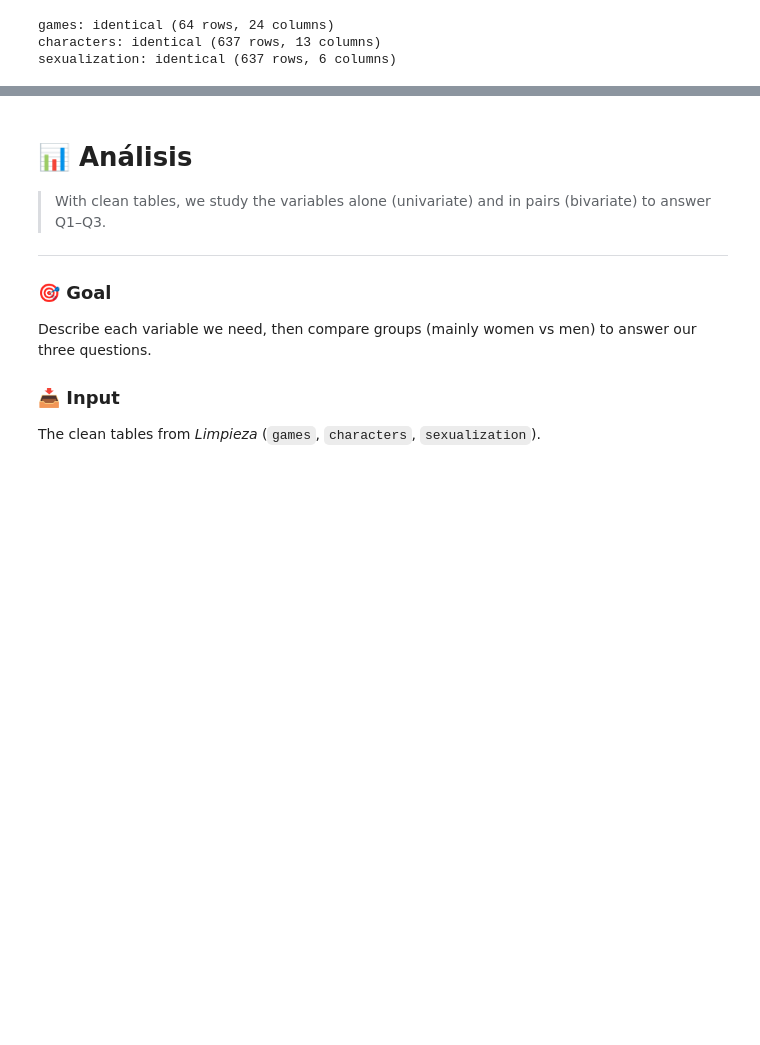
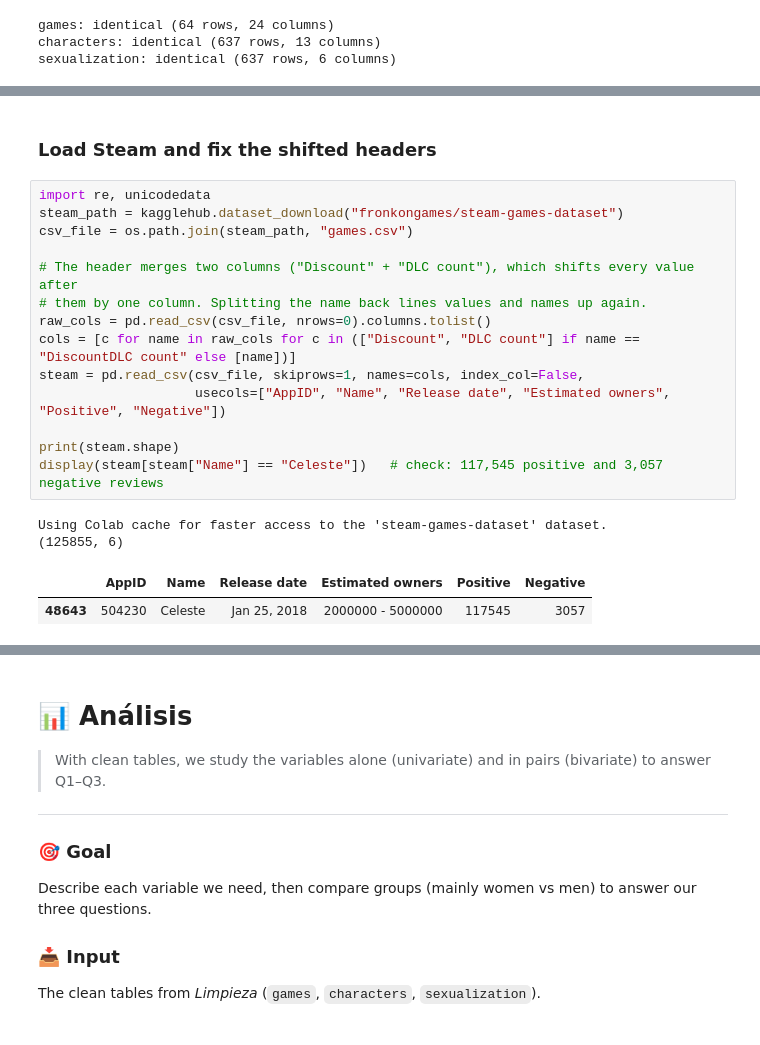
Before and after one commit to IA-P1-BCN/EDA_Manon, a Jupyter notebook: Gender Representation in Video Games.ipynb, the cells around one changed output, grey strips where cells are left out. Saved outputs shown, nothing was run; the diff lists cells and outputs as text; blank space fills up the shorter version.

```diff
--- a/Gender Representation in Video Games.ipynb
+++ b/Gender Representation in Video Games.ipynb
@@ -930,0 +947,21 @@ sexualization: identical (637 rows, 6 columns)
+# %% [markdown]
+### Load Steam and fix the shifted headers
+# %%
+import re, unicodedata
+steam_path = kagglehub.dataset_download("fronkongames/steam-games-dataset")
+csv_file = os.path.join(steam_path, "games.csv")
+
+# The header merges two columns ("Discount" + "DLC count"), which shifts every value after
+# them by one column. Splitting the name back lines values and names up again.
+raw_cols = pd.read_csv(csv_file, nrows=0).columns.tolist()
+cols = [c for name in raw_cols for c in (["Discount", "DLC count"] if name == "DiscountDLC count" else [name])]
+steam = pd.read_csv(csv_file, skiprows=1, names=cols, index_col=False,
+                    usecols=["AppID", "Name", "Release date", "Estimated owners", "Positive", "Negative"])
+
+print(steam.shape)
+display(steam[steam["Name"] == "Celeste"])   # check: 117,545 positive and 3,057 negative reviews
+# %% [output]
+Using Colab cache for faster access to the 'steam-games-dataset' dataset.
+(125855, 6)
+|  | AppID | Name | Release date | Estimated owners | Positive | Negative |
+| 48643 | 504230 | Celeste | Jan 25, 2018 | 2000000 - 5000000 | 117545 | 3057 |
```
Also changed, not shown: parts of 12 cells of this notebook.
